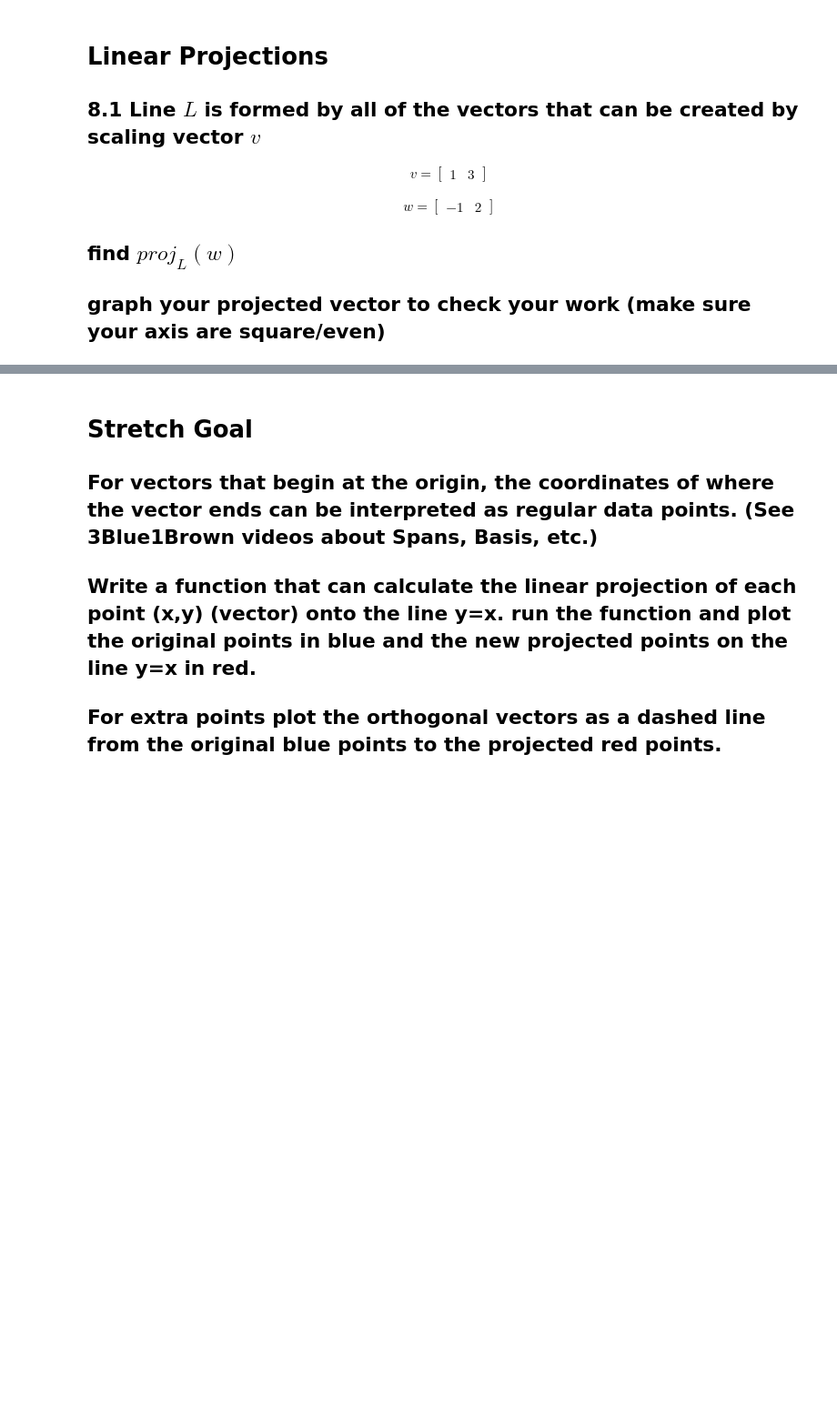
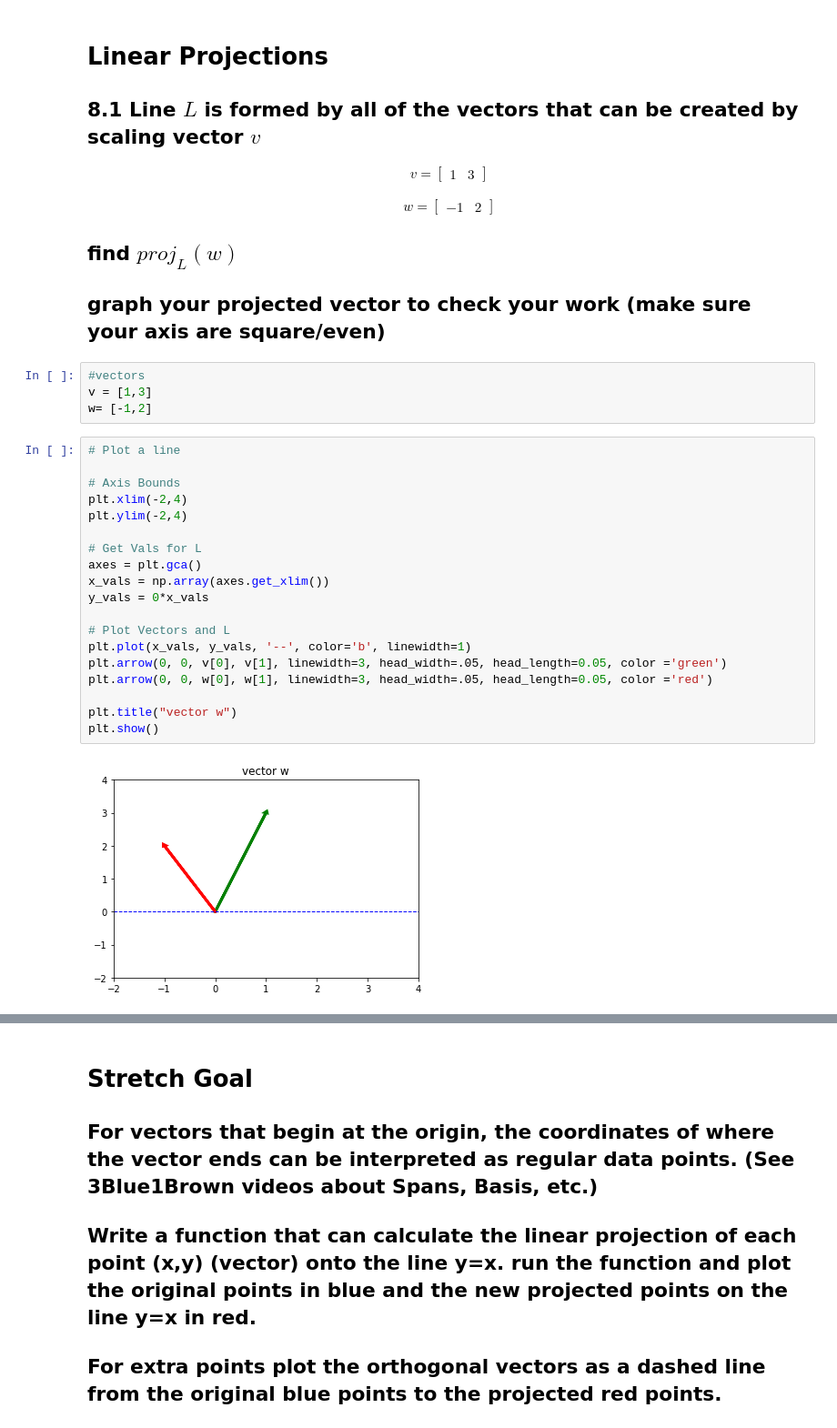
Before and after one commit to lfr4704/DS-Unit-1-Sprint-3-Linear-Algebra, a Jupyter notebook: module2-intermediate-linear-algebra/LR_LS_DS_132_Intermediate_Linear_Algebra_Assignment.ipynb, the cells around one changed output, grey strips where cells are left out. Shown at 91% size. Drawn from its saved outputs; the diff is of its cells as text; blank space fills up the shorter version.

```diff
--- a/module2-intermediate-linear-algebra/LR_LS_DS_132_Intermediate_Linear_Algebra_Assignment.ipynb
+++ b/module2-intermediate-linear-algebra/LR_LS_DS_132_Intermediate_Linear_Algebra_Assignment.ipynb
@@ -547,3 +547,28 @@ w = \begin{bmatrix} -1 & 2 \end{bmatrix}
 ## find $proj_{L}(w)$
 
 ## graph your projected vector to check your work (make sure your axis are square/even)
+# %%
+#vectors
+v = [1,3]
+w= [-1,2]
+# %%
+# Plot a line
+
+# Axis Bounds
+plt.xlim(-2,4)
+plt.ylim(-2,4)
+
+# Get Vals for L
+axes = plt.gca()
+x_vals = np.array(axes.get_xlim())
+y_vals = 0*x_vals
+
+# Plot Vectors and L
+plt.plot(x_vals, y_vals, '--', color='b', linewidth=1)
+plt.arrow(0, 0, v[0], v[1], linewidth=3, head_width=.05, head_length=0.05, color ='green')
+plt.arrow(0, 0, w[0], w[1], linewidth=3, head_width=.05, head_length=0.05, color ='red')
+
+plt.title("vector w")
+plt.show()
+# %% [output]
+[figure, added]
```
Also changed, not shown: parts of 1 cell of this notebook.
